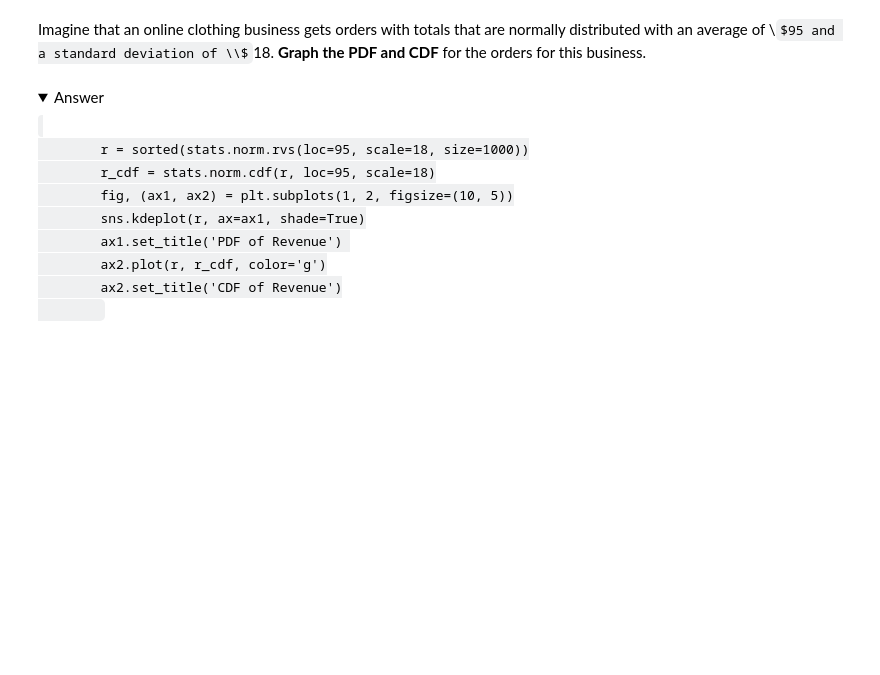
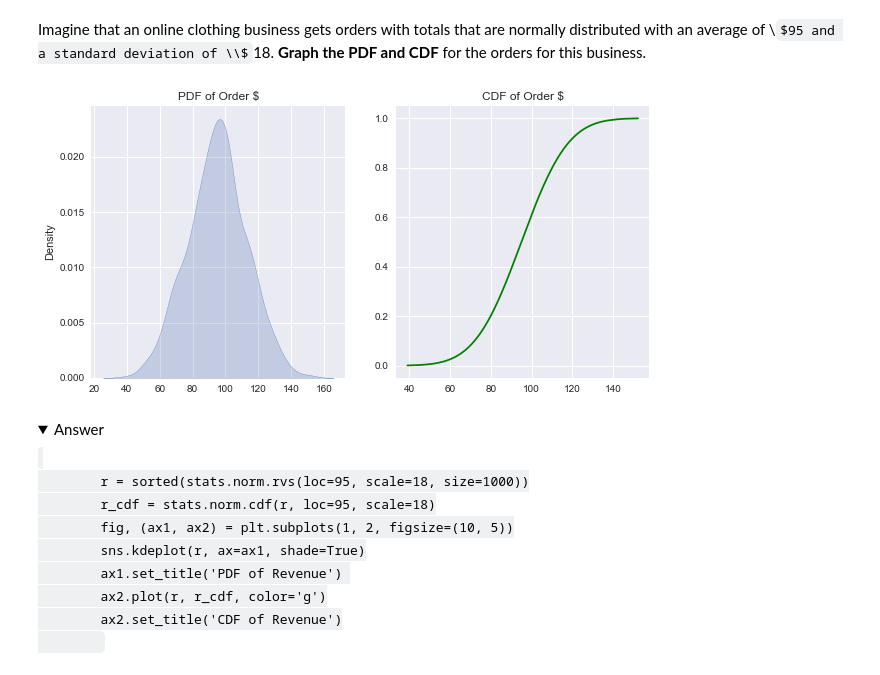
Before and after one commit to smashley-eakland/ds-statistical_distributions-efd32, a Jupyter notebook: notebooks/Statistical_Distributions_Lecture.ipynb, the cells around one changed output. Saved outputs shown, nothing was run; the diff lists cells and outputs as text; code cells hidden in the pictures; folded sections open; some formulas as TeX source; blank space fills up the shorter version.

```diff
--- a/notebooks/Statistical_Distributions_Lecture.ipynb
+++ b/notebooks/Statistical_Distributions_Lecture.ipynb
@@ -423,3 +476,17 @@ Imagine that an online clothing business gets orders with totals that are normal
+# %%
+# Your code here  mean = 95, sigma = 18 , and N = 1000
+orders = sorted(stats.norm.rvs(loc=95, scale=18, size=1000))
+
+orders_cdf = stats.norm.cdf(orders, loc=95, scale=18)
+
+fig, (ax1, ax2) = plt.subplots(1, 2, figsize=(10, 5))
+sns.kdeplot(orders, ax=ax1, shade=True)
+ax1.set_title('PDF of Order $')
+
+ax2.plot(orders, orders_cdf, color='g')
+ax2.set_title('CDF of Order $');
+# %% [output]
+[figure, added]
 # %% [markdown]
 <details>
     <summary>Answer</summary>
```
Also changed, not shown: parts of 27 cells of this notebook.
